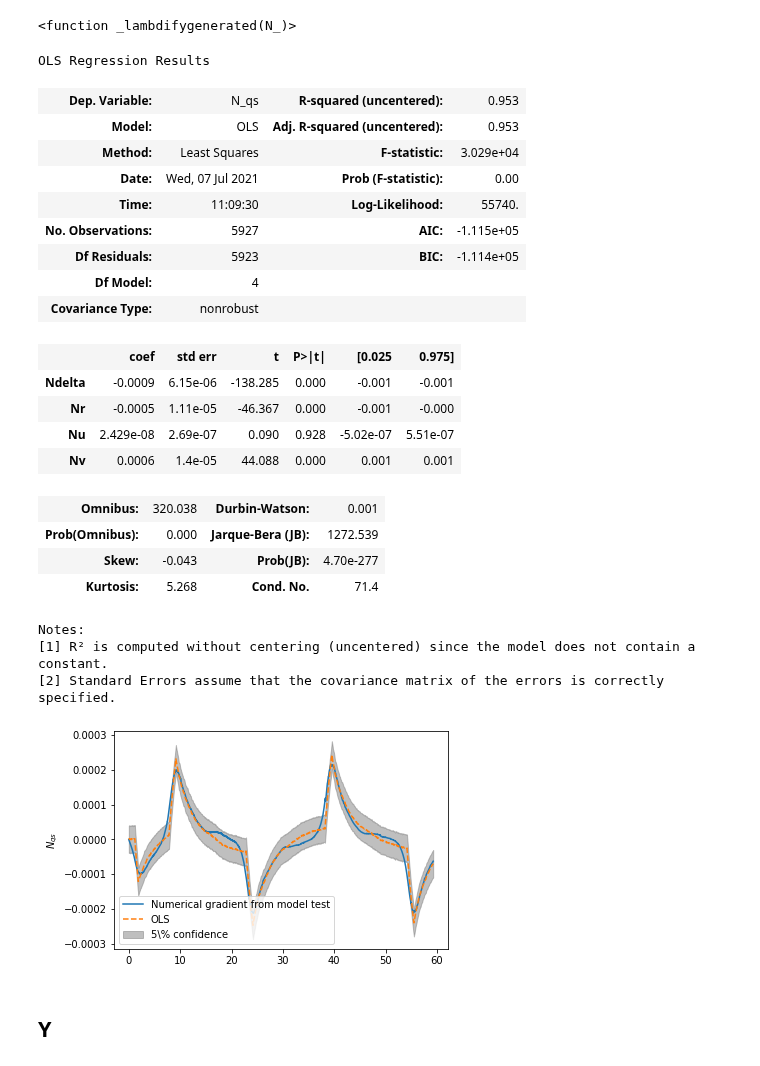
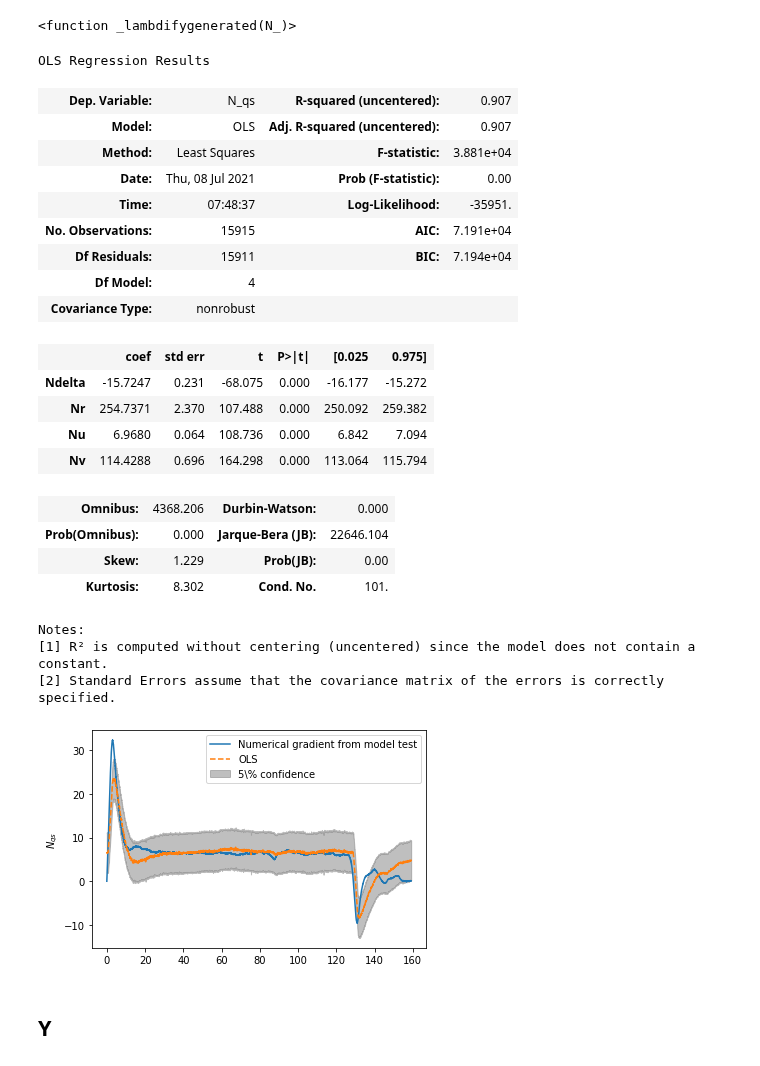
Before and after one commit to martinlarsalbert/VesselManoeuvringModels, a Jupyter notebook: notebooks/07_01_static_forces_from_model_test.ipynb, the cells around one changed output. Cells and saved outputs as stored; diff of their text form; code cells hidden in the pictures.

```diff
--- a/notebooks/07_01_static_forces_from_model_test.ipynb
+++ b/notebooks/07_01_static_forces_from_model_test.ipynb
@@ -175,3 +171,6 @@ df.head()
+# %%
+df['thrust'] = df['Prop/PS/Thrust'] + df['Prop/SB/Thrust']
+df['U'] = df['V']
 # %%
 from src.visualization.plot import track_plot
 fig,ax=plt.subplots()
@@ -224,9 +223,20 @@ ship_parameters
 def calculate_prime(row, ship_parameters):
     return run(function=row['brix_lambda'], inputs=ship_parameters)
 
+def calculate_SI(row, ship_parameters):
+    unit = row['unit']
+    if pd.isnull(unit):
+        return None
+
+    return ps._unprime(row['brix_prime'], unit=unit)
+
+
 mask = df_parameters['brix_lambda'].notnull()
 df_parameters.loc[mask,'brix_prime'] = df_parameters.loc[mask].apply(calculate_prime, ship_parameters=ship_parameters, axis=1)
-df_parameters.loc['Ydelta','brix_prime'] = 0.005  # Just guessing
-df_parameters.loc['Ndelta','brix_prime'] = -df_parameters.loc['Ydelta','brix_prime']/2  # Just guessing
+df_parameters.loc[mask,'brix_SI'] = df_parameters.loc[mask].apply(calculate_SI, ship_parameters=ship_parameters, axis=1)
+
 df_parameters['brix_prime'].fillna(0, inplace=True)
+df_parameters['brix_SI'].fillna(0, inplace=True)
+
+df_parameters.loc['Xudot','brix_SI']*=-1  ## Shoudn't this one be negative?
 # %%
@@ -252,7 +266,7 @@ Name: brix_prime, dtype: float64
 # %%
-df['Y_qs'] = run(Y_qs_lambda, inputs=ship_parameters, **df, **df_parameters['brix_prime'])
-df['X_qs'] = run(X_qs_lambda, inputs=ship_parameters, **df, **df_parameters['brix_prime'])
-df['N_qs'] = run(N_qs_lambda, inputs=ship_parameters, **df, **df_parameters['brix_prime'])
+df['Y_qs'] = run(Y_qs_lambda, inputs=ship_parameters, **df, **df_parameters['brix_SI'])
+df['X_qs'] = run(X_qs_lambda, inputs=ship_parameters, **df, **df_parameters['brix_SI'])
+df['N_qs'] = run(N_qs_lambda, inputs=ship_parameters, **df, **df_parameters['brix_SI'])
 # %%
 g = sns.PairGrid(df, x_vars=['u','v','r','delta'], y_vars=['Y_qs'])
 g.map_upper(sns.scatterplot)
@@ -303,6 +314,6 @@ df_prime = ps.prime(df[interesting], U=df['V'])
 # %%
 N_ = sp.symbols('N_')
-diff_eq_N = regression.DiffEqToMatrix(ode=eq_linear.N_qs_eq.subs(N_qs,N_),
+diff_eq_N = regression.DiffEqToMatrix(ode=eq.N_qs_eq.subs(N_qs,N_),
                                       label=N_, base_features=[delta,u,v,r])
 # %%
 diff_eq_N.eq_beta
@@ -342,37 +353,37 @@ def show_pred(X,y,results, label):
     ax.fill_between(X_.index, y1=iv_l, y2=iv_u, zorder=-10, color='grey', alpha=0.5, label=r'5\% confidence')
     ax.legend();
 # %%
-X = diff_eq_N.calculate_features(data=df_prime)
-y = diff_eq_N.calculate_label(y=df_prime['N_qs'])
+X = diff_eq_N.calculate_features(data=df)
+y = diff_eq_N.calculate_label(y=df['N_qs'])
 
 model_N = sm.OLS(y,X)
 results_N = model_N.fit()
 
 show_pred(X=X,y=y,results=results_N, label=r'$N_{qs}$')
 # %% [output]
 OLS Regression Results
-| Dep. Variable: | N_qs | R-squared (uncentered): | 0.953 |
-| Model: | OLS | Adj. R-squared (uncentered): | 0.953 |
-| Method: | Least Squares | F-statistic: | 3.029e+04 |
-| Date: | Wed, 07 Jul 2021 | Prob (F-statistic): | 0.00 |
-| Time: | 11:09:30 | Log-Likelihood: | 55740. |
-| No. Observations: | 5927 | AIC: | -1.115e+05 |
-| Df Residuals: | 5923 | BIC: | -1.114e+05 |
+| Dep. Variable: | N_qs | R-squared (uncentered): | 0.907 |
+| Model: | OLS | Adj. R-squared (uncentered): | 0.907 |
+| Method: | Least Squares | F-statistic: | 3.881e+04 |
+| Date: | Thu, 08 Jul 2021 | Prob (F-statistic): | 0.00 |
+| Time: | 07:48:37 | Log-Likelihood: | -35951. |
+| No. Observations: | 15915 | AIC: | 7.191e+04 |
+| Df Residuals: | 15911 | BIC: | 7.194e+04 |
 | Df Model: | 4 |  |  |
 | Covariance Type: | nonrobust |  |  |
 |  | coef | std err | t | P>|t| | [0.025 | 0.975] |
-| Ndelta | -0.0009 | 6.15e-06 | -138.285 | 0.000 | -0.001 | -0.001 |
-| Nr | -0.0005 | 1.11e-05 | -46.367 | 0.000 | -0.001 | -0.000 |
-| Nu | 2.429e-08 | 2.69e-07 | 0.090 | 0.928 | -5.02e-07 | 5.51e-07 |
-| Nv | 0.0006 | 1.4e-05 | 44.088 | 0.000 | 0.001 | 0.001 |
+| Ndelta | -15.7247 | 0.231 | -68.075 | 0.000 | -16.177 | -15.272 |
+| Nr | 254.7371 | 2.370 | 107.488 | 0.000 | 250.092 | 259.382 |
+| Nu | 6.9680 | 0.064 | 108.736 | 0.000 | 6.842 | 7.094 |
+| Nv | 114.4288 | 0.696 | 164.298 | 0.000 | 113.064 | 115.794 |
-| Omnibus: | 320.038 | Durbin-Watson: | 0.001 |
-| Prob(Omnibus): | 0.000 | Jarque-Bera (JB): | 1272.539 |
-| Skew: | -0.043 | Prob(JB): | 4.70e-277 |
-| Kurtosis: | 5.268 | Cond. No. | 71.4 |
+| Omnibus: | 4368.206 | Durbin-Watson: | 0.000 |
+| Prob(Omnibus): | 0.000 | Jarque-Bera (JB): | 22646.104 |
+| Skew: | 1.229 | Prob(JB): | 0.00 |
+| Kurtosis: | 8.302 | Cond. No. | 101. |
 Notes:
 [1] R² is computed without centering (uncentered) since the model does not contain a constant.
 [2] Standard Errors assume that the covariance matrix of the errors is correctly specified.
-[figure, old version]
+[figure, new version]
 # %% [markdown]
 ## Y
 # %%
```
Also changed, not shown: parts of 50 cells of this notebook, 15 other files.
